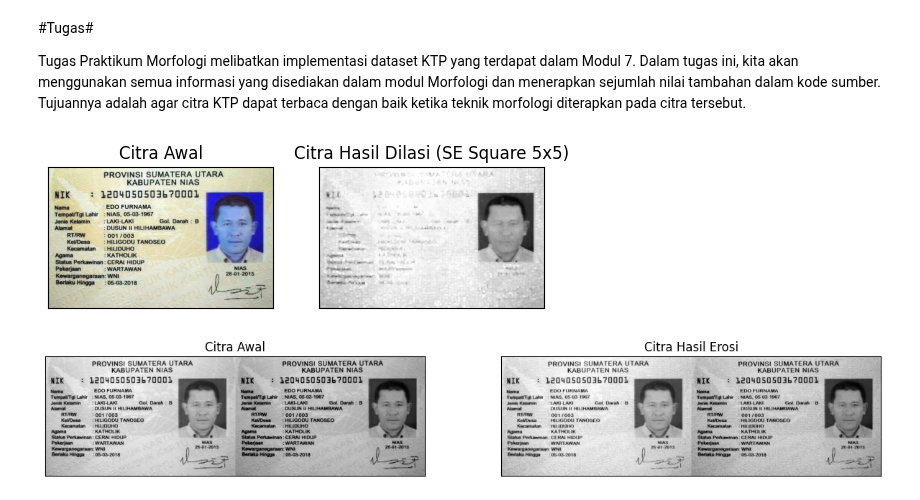
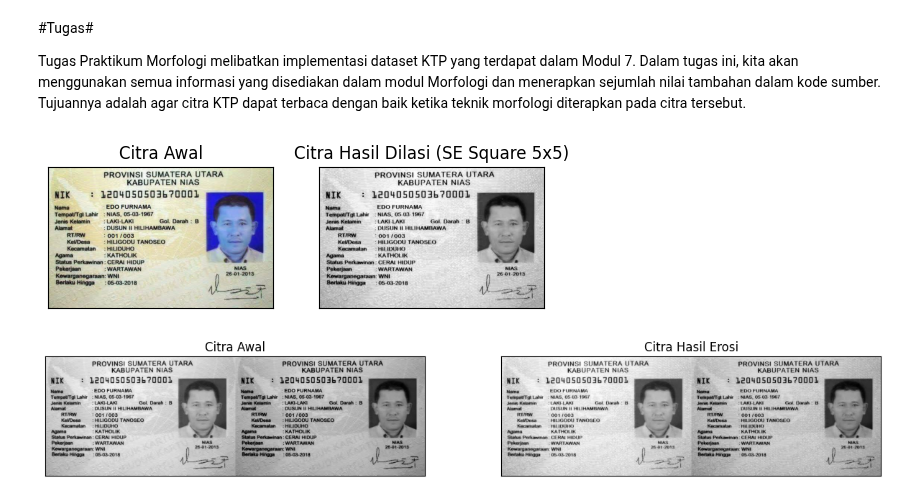
Before and after one commit to Amaliastf/PCVK_Ganjil_2023, a Jupyter notebook: week_09.ipynb, the cells around one changed output. Drawn from its saved outputs; the diff is of its cells as text; code cells hidden in the pictures.

```diff
--- a/week_09.ipynb
+++ b/week_09.ipynb
@@ -603,27 +603,27 @@ kernel_sharpen = np.array([[0, -1, 0],
 # %%
 ktp5 = cv2.imread('/content/drive/MyDrive/PCVK/Images/KTP_Per7/ktp5.png')
 
 kernel_size = 21
 sigma = math.sqrt(kernel_size)
 gaussian_kernel = cv2.getGaussianKernel(kernel_size, sigma)
 gauss_kernel = gaussian_kernel @ gaussian_kernel.transpose()
 
 result = conv2d(ktp5, gauss_kernel, 1)
 brightness = Brightness(result, -30)
 
 input = cv.cvtColor(brightness, cv.COLOR_BGR2GRAY)
 
 # Operasi Dilasi dengan SE square 5x5 menggunakan library morphology
-kernel_square = np.ones((5, 5), np.uint8)
+kernel_square = np.ones((2, 1), np.uint8)
 dilation = cv2.dilate(input, kernel_square, iterations=1)
 
 plt.subplot(121), plt.imshow(ktp5, cmap='gray'), plt.title('Citra Awal')
 plt.xticks([]), plt.yticks([])
 plt.subplot(122), plt.imshow(dilation, cmap='gray'), plt.title('Citra Hasil Dilasi (SE Square 5x5)')
 plt.xticks([]), plt.yticks([])
 plt.show()
 # %% [output]
-[figure, old version]
+[figure, new version]
 # %%
 #EROSI LIBRARY
 img = cv2.imread('/content/drive/MyDrive/PCVK/Images/ktp5.png', cv.IMREAD_GRAYSCALE)
```
Also changed, not shown: parts of 3 cells of this notebook.
